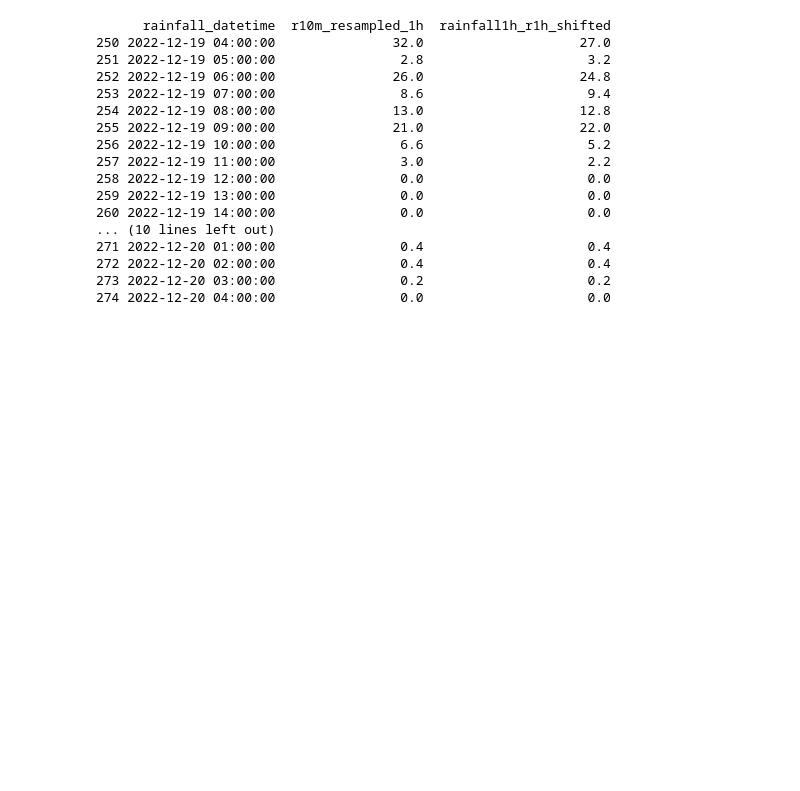
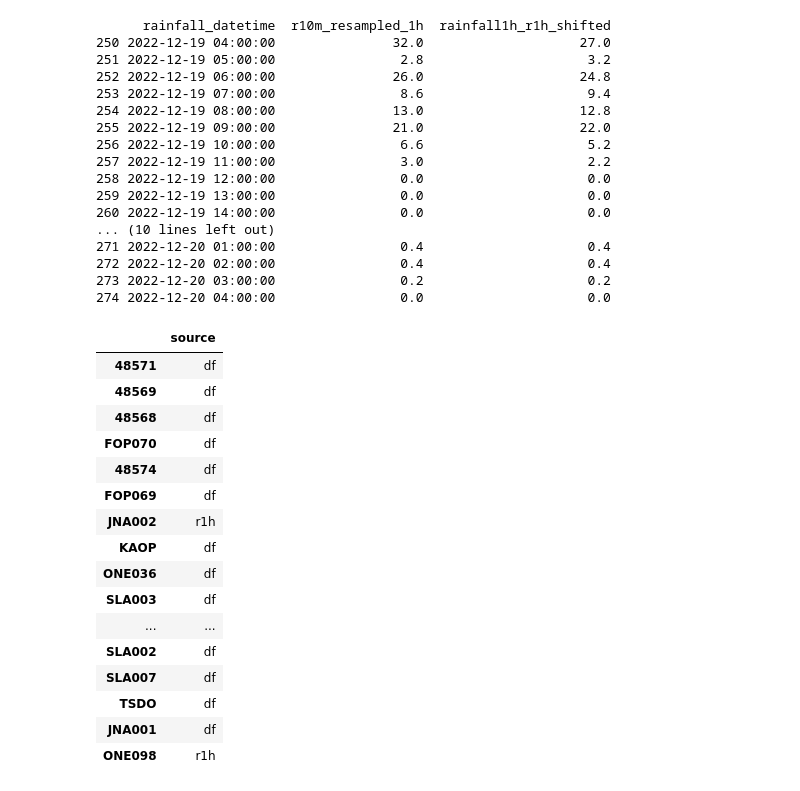
Before and after one commit to pongsakorn-onnim/rainfall_threshold_songkla, a Jupyter notebook: 01_eda_rainfall.ipynb, the cells around one changed output. Drawn from its saved outputs; the diff is of its cells as text; code cells hidden in the pictures; blank space fills up the shorter version.

```diff
--- a/01_exploratory_data_analysis.ipynb
+++ b/01_eda_rainfall.ipynb
@@ -956,3 +1013,36 @@ print(window_shifted.to_string())
 272 2022-12-20 02:00:00                0.4                     0.4
 273 2022-12-20 03:00:00                0.2                     0.2
 274 2022-12-20 04:00:00                0.0                     0.0
+# %%
+stn_df_only = set(df_summary_qual.index) - set(overlap.index)
+stn_r1h_only = set(r1h_summary_qual.index) - set(overlap.index)
+stn_overlap_only = set(overlap.index) -  {'ONE098'}
+
+dict_stn_df = dict.fromkeys(stn_df_only, 'df')
+dict_stn_r1h = dict.fromkeys(stn_r1h_only, 'r1h')
+dict_stn_overlap = dict.fromkeys(stn_overlap_only, 'df')
+dict_ONE098 = {'ONE098': 'r1h'}     # ONE098 better use r1h as a rainfall data (based on annual completeness comparison between df and r1h)
+
+merge_dict = {**dict_stn_df, **dict_stn_r1h, **dict_stn_overlap, **dict_ONE098}
+
+stn_source = pd.DataFrame.from_dict(merge_dict, orient='index', columns=['source'])
+
+stn_source
+# %% [output]
+|  | source |
+| 48571 | df |
+| 48569 | df |
+| 48568 | df |
+| FOP070 | df |
+| 48574 | df |
+| FOP069 | df |
+| JNA002 | r1h |
+| KAOP | df |
+| ONE036 | df |
+| SLA003 | df |
+| ... | ... |
+| SLA002 | df |
+| SLA007 | df |
+| TSDO | df |
+| JNA001 | df |
+| ONE098 | r1h |
```
Also changed, not shown: parts of 12 cells of this notebook, 1 other file.
